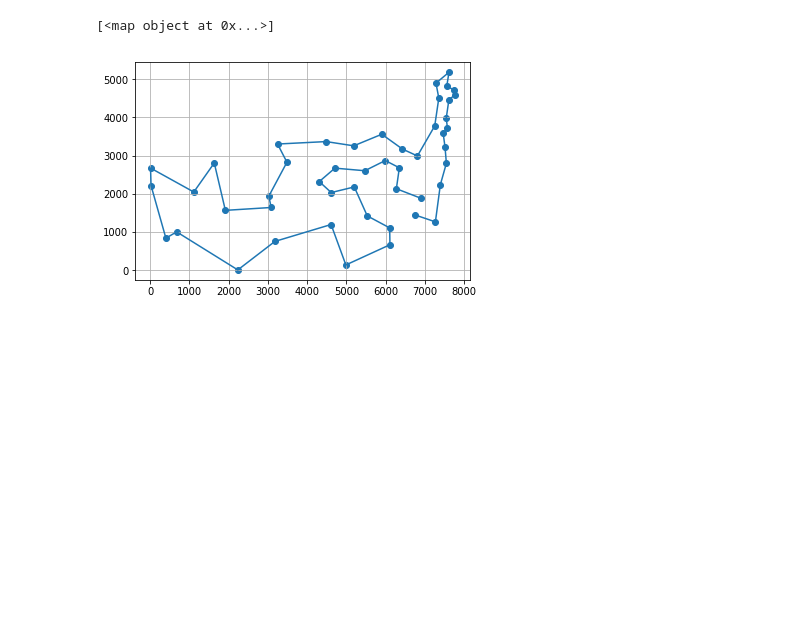
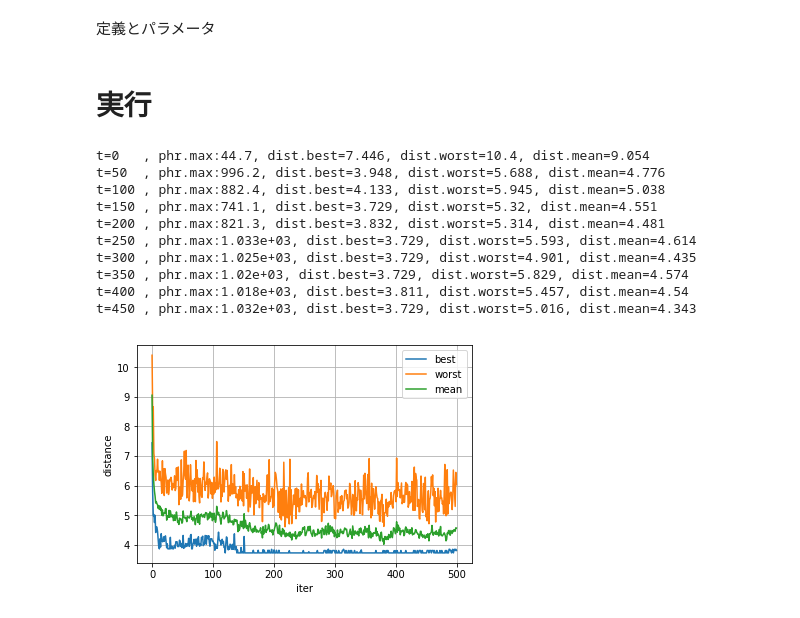
Before and after one commit to asagi00a3af/deel_learning, a Jupyter notebook: SI/ACO.ipynb, the cells around one changed output. Saved outputs shown, nothing was run; the diff lists cells and outputs as text; code cells hidden in the pictures; blank space fills up the shorter version.

```diff
--- a/SI/ACO.ipynb
+++ b/SI/ACO.ipynb
@@ -4,30 +7,3 @@ import matplotlib.pyplot as plt
 %matplotlib inline
-# %%
-a = '   a a a  '
-# %% [output]
-[<map object at 0x...>]
-# %%
-data = []
-with open('./att48.tsp') as f:
-    for line in f:
-        idx, x, y = [int(s) for s in line.strip().split()]
-        data.append([x, y])
-
-data = np.array(data)
-
-opt_tour = []
-with open('./att48.opt.tour') as f:
-    for line in f:
-        opt_tour.append(int(line) - 1)
-
-plt.scatter(*data.T)
-plt.plot(*data[opt_tour].T)
-plt.grid()
-plt.show()
-
-dist = np.zeros((48, 48))
-for i in range(48):
-    for j in range(48):
-        dist[i, j] = np.sqrt(((data[i] - data[j])**2).sum())
-# %% [output]
-[figure, removed]
+# %% [markdown]
+定義とパラメータ
@@ -33,0 +73,46 @@ for i in range(48):
+# %% [markdown]
+# 実行
+# %%
+# init
+pheromones = np.ones((num_cities, num_cities)) / 1000.0
+best_log = []
+worst_log = []
+mean_log = []
+# main
+
+for t in range(MAX_T):
+    # 選択
+    routes = [select_route(i) for i in range(num_ants)]
+    # 計算
+    delta_pheromones = get_delta(routes)
+    # 更新
+    pheromones = (1.-rho) * pheromones + delta_pheromones
+    # 描写
+    wdist, bdsit, mdist, bidx = eval_routes(routes)
+    best_log.append(bdsit)
+    worst_log.append(wdist)
+    mean_log.append(mdist)
+    draw_image(t, routes[bidx])
+    if t % 50 == 0:
+        print("t={:<4}, phr.max:{:.4}, dist.best={:.4}, dist.worst={:.4}, dist.mean={:.4}".format(t, pheromones.max(), bdsit, wdist, mdist))
+
+plt.plot(best_log, label='best')
+plt.plot(worst_log, label='worst')
+plt.plot(mean_log, label='mean')
+plt.legend()
+plt.grid()
+plt.xlabel('iter')
+plt.ylabel('distance')
+plt.show()
+# %% [output]
+t=0   , phr.max:44.7, dist.best=7.446, dist.worst=10.4, dist.mean=9.054
+t=50  , phr.max:996.2, dist.best=3.948, dist.worst=5.688, dist.mean=4.776
+t=100 , phr.max:882.4, dist.best=4.133, dist.worst=5.945, dist.mean=5.038
+t=150 , phr.max:741.1, dist.best=3.729, dist.worst=5.32, dist.mean=4.551
+t=200 , phr.max:821.3, dist.best=3.832, dist.worst=5.314, dist.mean=4.481
+t=250 , phr.max:1.033e+03, dist.best=3.729, dist.worst=5.593, dist.mean=4.614
+t=300 , phr.max:1.025e+03, dist.best=3.729, dist.worst=4.901, dist.mean=4.435
+t=350 , phr.max:1.02e+03, dist.best=3.729, dist.worst=5.829, dist.mean=4.574
+t=400 , phr.max:1.018e+03, dist.best=3.811, dist.worst=5.457, dist.mean=4.54
+t=450 , phr.max:1.032e+03, dist.best=3.729, dist.worst=5.016, dist.mean=4.343
+[figure, added]
```
Also changed, not shown: parts of 3 cells of this notebook.
